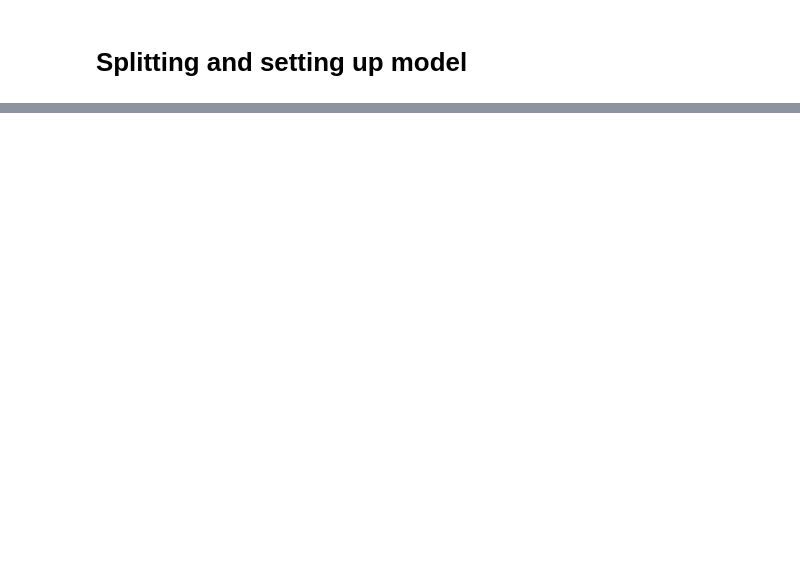
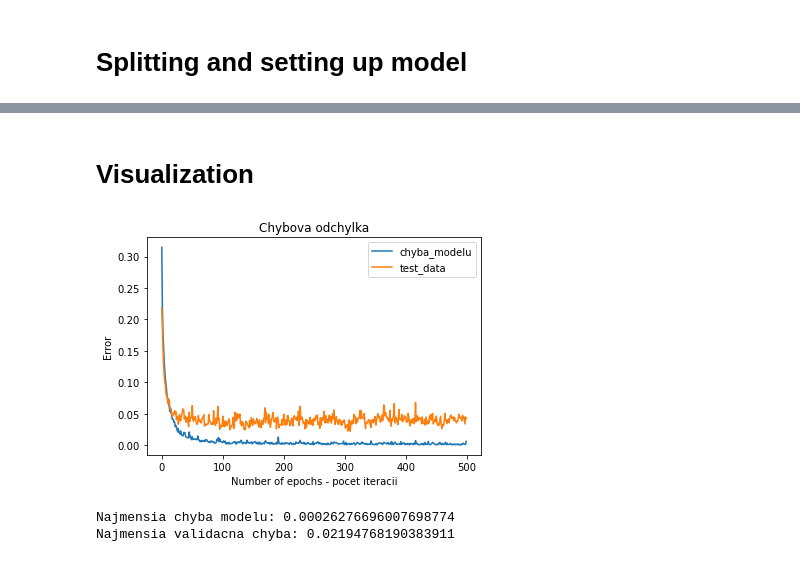
Before and after one commit to Jrajtar/Rajtar_NS2021, a Jupyter notebook: Predikcia_bankrotu.ipynb, the cells around one changed output, grey strips where cells are left out. Saved outputs shown, nothing was run; the diff lists cells and outputs as text; code cells hidden in the pictures; blank space fills up the shorter version.

```diff
--- a/Predikcia_bankrotu.ipynb
+++ b/Predikcia_bankrotu.ipynb
@@ -45,5 +72,11 @@ x = df.drop('bankrupt_',axis=1)
 # %% [markdown]
 # Splitting and setting up model
+# %%
+# dokoncit
+from sklearn.preprocessing import StandardScaler
+
+scaler=StandardScaler()
+x_scale=scaler.fit_transform(x)
 # %%
 # Importovanie kniznic pre neuronovu siet
 from sklearn.model_selection import train_test_split
@@ -52,10 +85,9 @@ from tensorflow.keras import layers, callbacks
 from tensorflow.keras.callbacks import EarlyStopping
 
 # Rozdelenie vzorky na testovacie a trenovacie data
-x_train, x_test, y_train, y_test = train_test_split(x, y, random_state=13, stratify=y)
+x_train, x_test, y_train, y_test = train_test_split(x_scale, y, test_size=0.3, stratify=y)
 
-# Rozdelenie trenovacej vzorky na overovaciu a testovaciu, pre overenie správnosti modelu na vzorke,ktoru este nevidelo
-x_train, x_val, y_train, y_val = train_test_split(x_train, y_train, test_size=0.25, random_state=10,stratify=y_train)
+
 
 # Pridanie funkcie na sledovanie stavu modelu.
 # Ak sa model bude zhorsovat tak funkcia zastavi trenovanie
@@ -66,10 +98,12 @@ early_stopping = callbacks.EarlyStopping(
 )
 
 # Vytvorenie modelu siete
-model = keras.Seqeuntial([
+model = keras.Sequential([
 #    layers.Dense(95, activation='relu'),
-    layers.Dense(190, activation='relu', input_shape=[95]), # definovanie tensor vrstiev, Tato vrstva musi mat rovnaky vzhlad ako trenovacie data
+    layers.Dense(190, activation='relu',input_shape=[95]), # definovanie tensor vrstiev, Tato vrstva musi mat rovnaky vzhlad ako trenovacie data
+    layers.Dropout(0.3),
     layers.Dense(190, activation='relu'), # vrstvy obsahuju v sebe aj aktivacnu funkciu 'relu'
+    layers.Dropout(0.3),
     layers.Dense(1, activation='sigmoid'), # aktivacna funkcia 'sigmoid' sluzi pre vratenie 0 alebo 1 (jedna sa o predikciu)
 ])
 
@@ -77,0 +114,8 @@ model.compile(loss='binary_crossentropy', optimizer='adam', metrics=['binary_acc
+# %%
+output = model.fit(
+    x_train,
+    y_train,
+    validation_data=(x_test, y_test),
+    epochs=500, # pocet epoch
+    batch_size=100 # rychlost ucenia
+)
@@ -77,0 +140,23 @@ model.compile(loss='binary_crossentropy', optimizer='adam', metrics=['binary_acc
+# %% [markdown]
+# Visualization
+# %%
+# nacitanie vystupu z modelu do dataframu
+output_df = pd.DataFrame(output.history)
+
+plt.figure(1)
+plt.title('Chybova odchylka')
+# porovnanie natrenovaneho modelu s testovacimi datami, ktore este nevidel
+plt.plot(output_df.loc[:,['loss']],label = 'chyba_modelu')
+plt.plot(output_df.loc[:,['val_loss']],label = 'test_data')
+plt.xlabel('Number of epochs - pocet iteracii')
+plt.ylabel('Error')
+
+plt.legend()
+plt.show()
+
+print(f"Najmensia chyba modelu: {output_df['loss'].min()}")
+print(f"Najmensia validacna chyba: {output_df['val_loss'].min()}") # Validacna chyba indikuje presnost na datach ktore model este nevidel teda sa jedna o ciastkove testovacie data
+# %% [output]
+[figure, added]
+Najmensia chyba modelu: 0.00026276696007698774
+Najmensia validacna chyba: 0.02194768190383911
```
Also changed, not shown: parts of 12 cells of this notebook.
